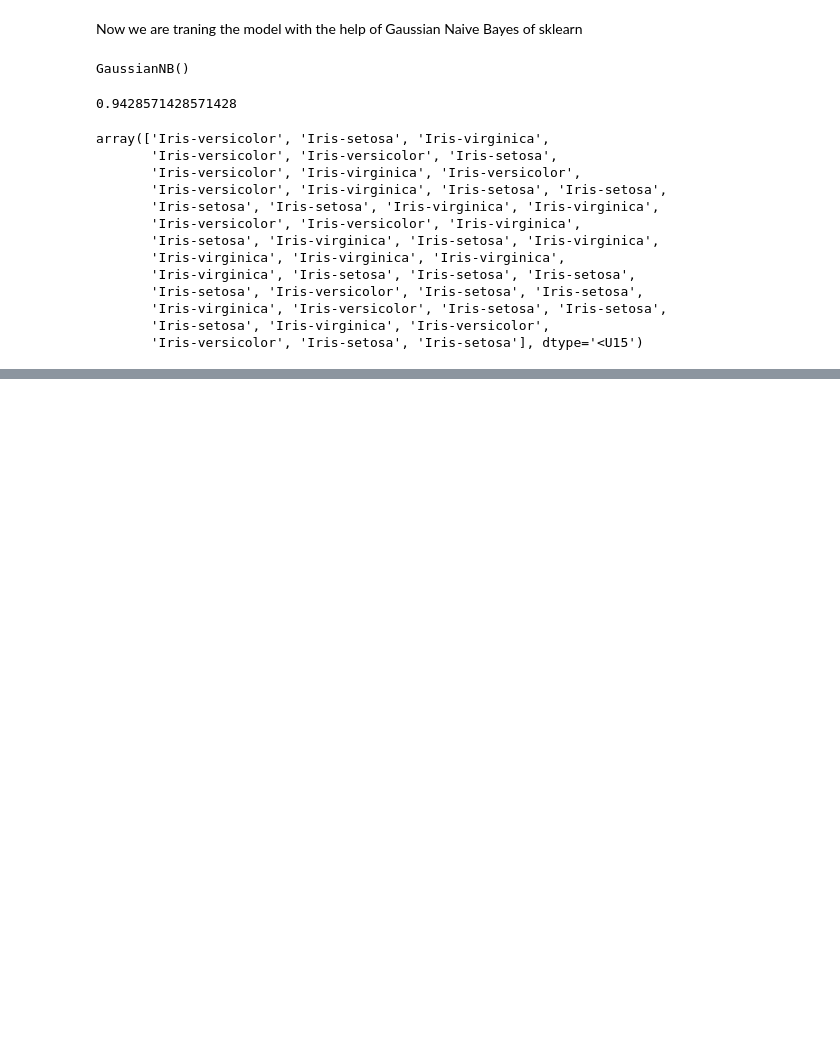
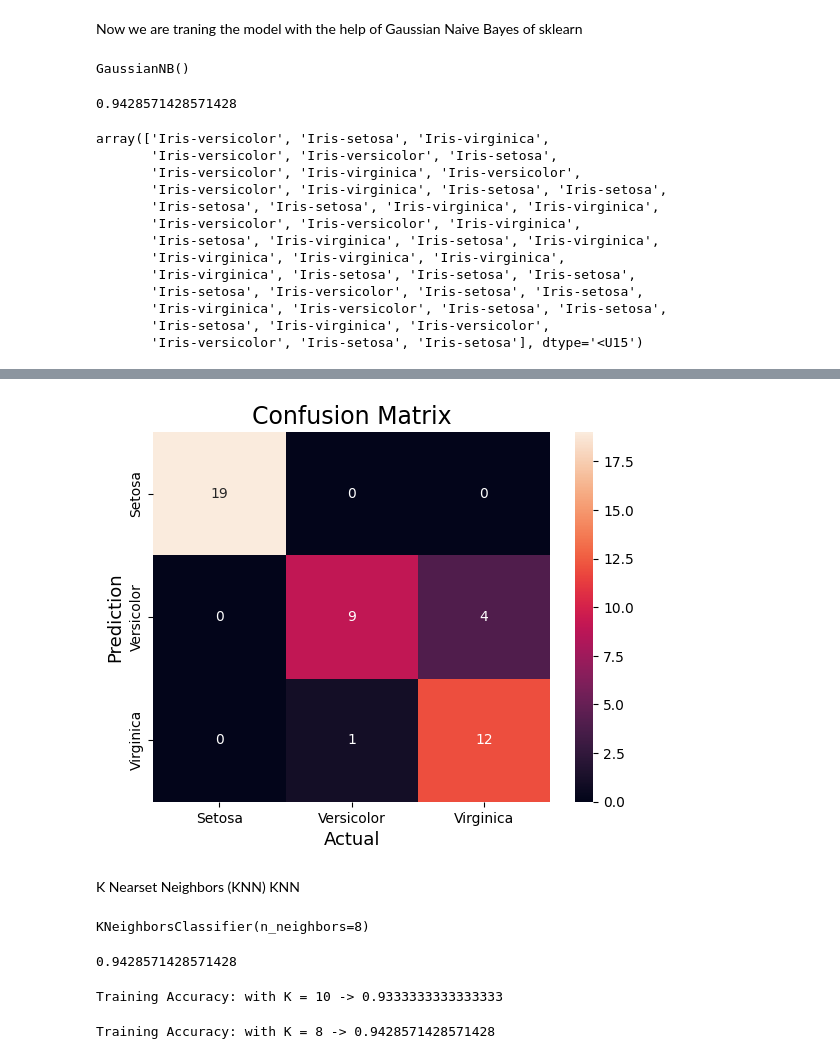
Before and after one commit to krushnaDash/iit-gen-ai, a Jupyter notebook: knn-svm-bayes-classifier/knn-svm-bayes.ipynb, the cells around one changed output, grey strips where cells are left out. Saved outputs shown, nothing was run; the diff lists cells and outputs as text; code cells hidden in the pictures; blank space fills up the shorter version.

```diff
--- a/knn-svm-bayes-classifier/knn-svm-bayes.ipynb
+++ b/knn-svm-bayes-classifier/knn-svm-bayes.ipynb
@@ -90,0 +199,46 @@ array(['Iris-versicolor', 'Iris-setosa', 'Iris-virginica',
+# %%
+from sklearn.metrics import classification_report, confusion_matrix, accuracy_score
+result = confusion_matrix(y_test, y_pred)
+sns.heatmap(result,
+            annot=True,
+            fmt='g',
+            xticklabels=['Setosa','Versicolor', 'Virginica'],
+            yticklabels=['Setosa','Versicolor', 'Virginica'])
+
+plt.ylabel('Prediction',fontsize=13)
+plt.xlabel('Actual',fontsize=13)
+plt.title('Confusion Matrix',fontsize=17)
+plt.show()
+# %% [output]
+[figure, added]
+# %% [markdown]
+K Nearset Neighbors (KNN)
+KNN
+# %%
+from sklearn.neighbors import KNeighborsClassifier
+clf = KNeighborsClassifier(n_neighbors=7) # K value 7
+clf.fit(x_train, y_train)
+# %% [output]
+KNeighborsClassifier(n_neighbors=8)
+# %%
+y_pred=clf.predict(x_train)
+accuracy=accuracy_score(y_train, y_pred)
+print(accuracy)
+# %% [output]
+0.9428571428571428
+# %%
+clf = KNeighborsClassifier(n_neighbors=10) # K value 10
+clf.fit(x_train, y_train)
+y_pred=clf.predict(x_train)
+accuracy=accuracy_score(y_train, y_pred)
+print("Training Accuracy: with K = 10 ->", accuracy)
+# %% [output]
+Training Accuracy: with K = 10 -> 0.9333333333333333
+# %%
+clf = KNeighborsClassifier(n_neighbors=8) # K value 8
+clf.fit(x_train, y_train)
+y_pred=clf.predict(x_train)
+accuracy=accuracy_score(y_train, y_pred)
+print("Training Accuracy: with K = 8 ->", accuracy)
+# %% [output]
+Training Accuracy: with K = 8 -> 0.9428571428571428
```
Also changed, not shown: parts of 13 cells of this notebook, 24 other files.
